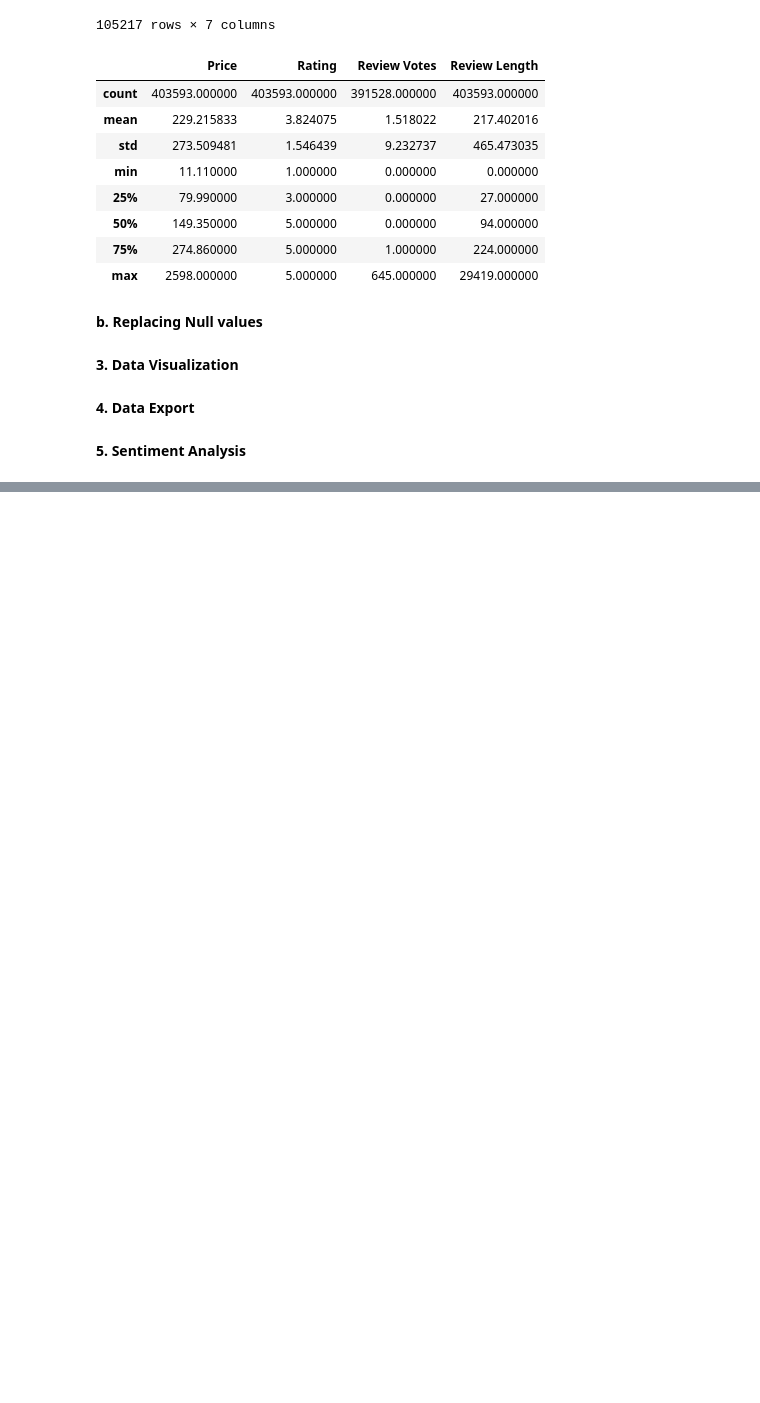
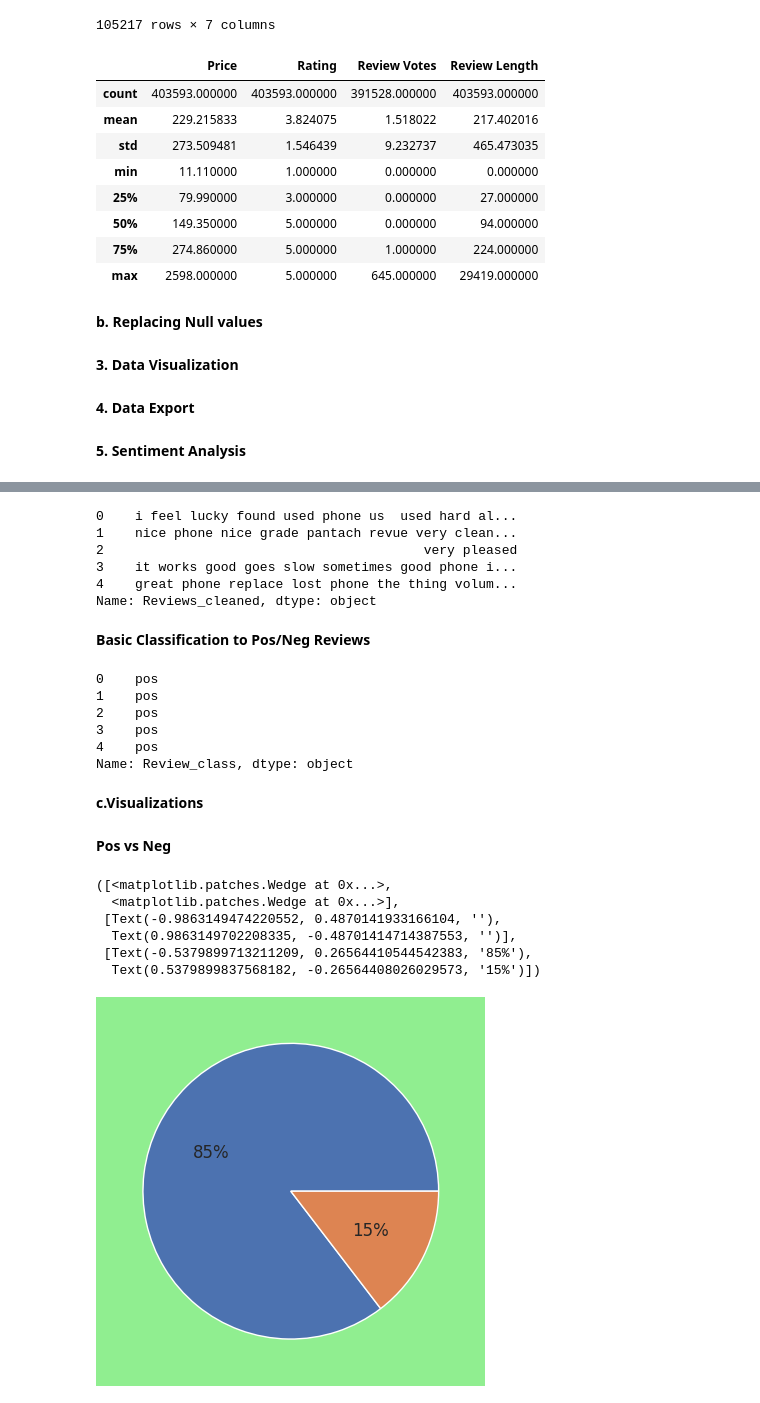
Before and after one commit to longbui23/Amazon-Analysis, a Jupyter notebook: GeneralAnalysisAndDataCleaning.ipynb, the cells around one changed output, grey strips where cells are left out. Saved outputs shown, nothing was run; the diff lists cells and outputs as text; code cells hidden in the pictures; blank space fills up the shorter version.

```diff
--- a/GeneralAnalysisAndDataCleaning.ipynb
+++ b/GeneralAnalysisAndDataCleaning.ipynb
@@ -432,7 +451,0 @@ import matplotlib.pyplot as plt
-# %%
-text = ""
-
-for review in df['Reviews']:
-  text = text + review
-
-print(len(text))
@@ -440,0 +501,54 @@ print(len(text))
+# %%
+#lemmatization
+lemmatizer = WordNetLemmatizer()
+df['Reviews_cleaned'] = df['Reviews_cleaned'].apply(lambda x :lemmatizer.lemmatize(x))
+
+#display
+df['Reviews_cleaned'].head()
+# %% [output]
+0    i feel lucky found used phone us  used hard al...
+1    nice phone nice grade pantach revue very clean...
+2                                         very pleased
+3    it works good goes slow sometimes good phone i...
+4    great phone replace lost phone the thing volum...
+Name: Reviews_cleaned, dtype: object
+# %% [markdown]
+**Basic Classification to Pos/Neg Reviews**
+# %%
+#generate model
+sia = SentimentIntensityAnalyzer()
+
+#generate scores
+df['Review_class'] = df['Reviews_cleaned'].apply(lambda x: sia.polarity_scores(x))
+
+#slicing cols
+df[['neg','neu','pos','compound']] = df['Review_class'].apply(lambda x: pd.Series(x))
+
+#segment review & drop cols
+df['Review_class'] = df['compound'].apply(lambda x: "pos" if x>=0 else "neg")
+#df.drop(columns=['neg','neu','pos'], inplace=True)
+
+#display
+df['Review_class'].head()
+# %% [output]
+0    pos
+1    pos
+2    pos
+3    pos
+4    pos
+Name: Review_class, dtype: object
+# %% [markdown]
+<a id="5c"></a>
+<font color="tblack" size=+1.5><b>c.Visualizations</b></font>
+# %% [markdown]
+**Pos vs Neg**
+# %%
+plt.pie(df['Review_class'].value_counts(),  autopct='%1.0f%%')
+# %% [output]
+([<matplotlib.patches.Wedge at 0x...>,
+  <matplotlib.patches.Wedge at 0x...>],
+ [Text(-0.9863149474220552, 0.4870141933166104, ''),
+  Text(0.9863149702208335, -0.48701414714387553, '')],
+ [Text(-0.5379899713211209, 0.26564410544542383, '85%'),
+  Text(0.5379899837568182, -0.26564408026029573, '15%')])
+[figure, added]
```
Also changed, not shown: parts of 18 cells of this notebook.
